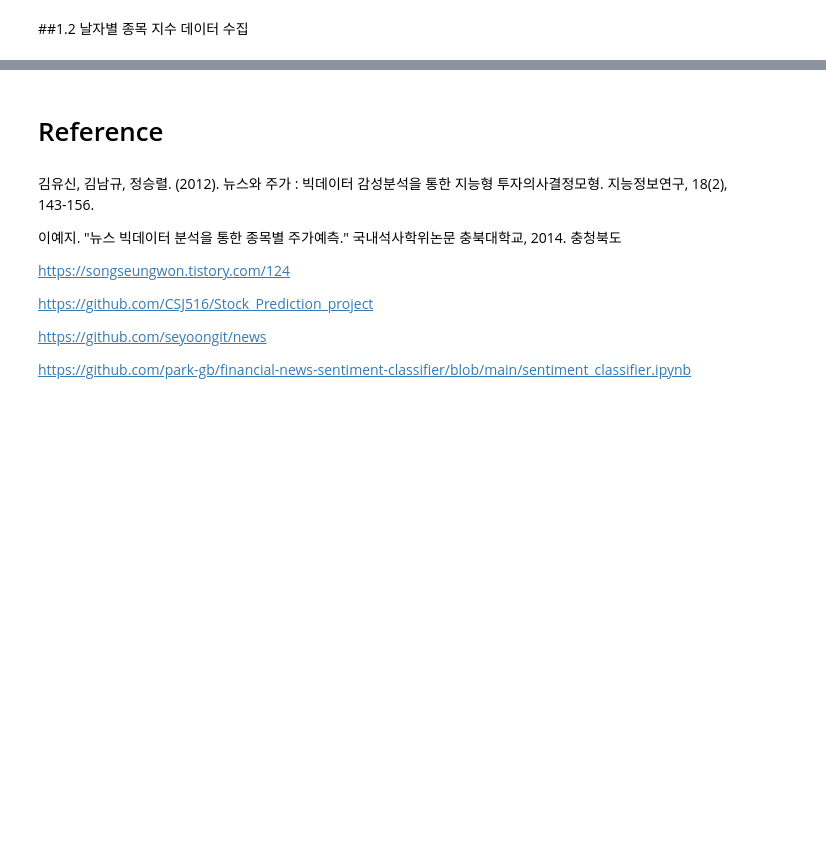
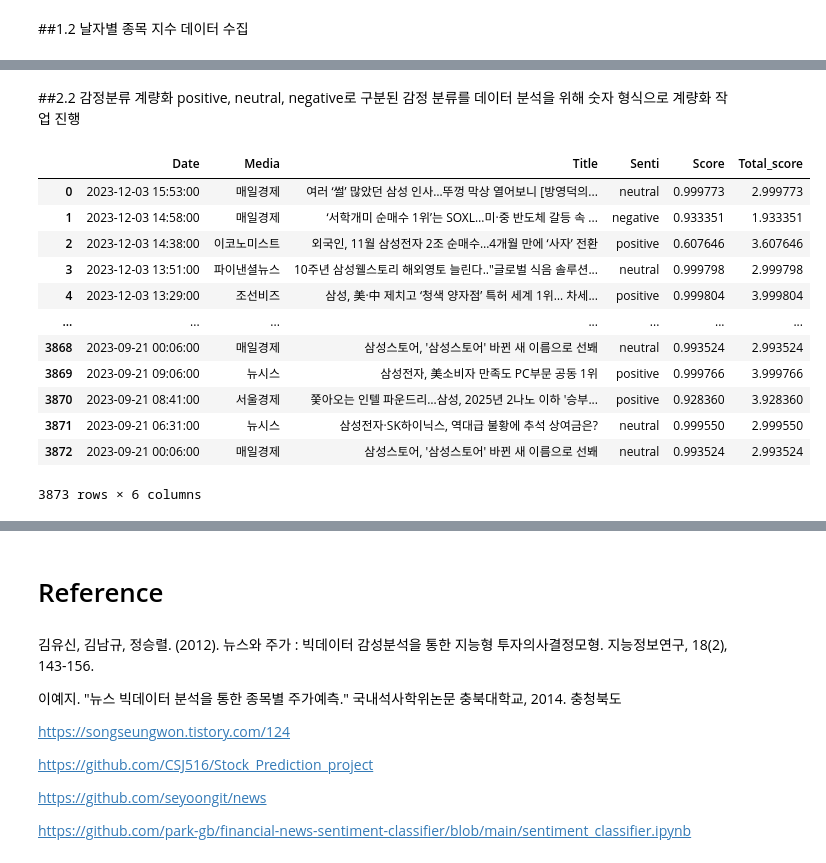
Before and after one commit to yeseong9769/BigData-Project-Stock, a Jupyter notebook: 빅데이터_프로젝트.ipynb, the cells around one changed output, grey strips where cells are left out. Cells and saved outputs as stored; diff of their text form; code cells hidden in the pictures; blank space fills up the shorter version.

```diff
--- a/빅데이터_프로젝트.ipynb
+++ b/빅데이터_프로젝트.ipynb
@@ -186,0 +188,30 @@ plt.show()
+# %% [markdown]
+##2.2 감정분류 계량화
+positive, neutral, negative로 구분된 감정 분류를 데이터 분석을 위해 숫자 형식으로 계량화 작업 진행
+# %%
+def str_to_num(x):
+    if x == 'positive' :
+        return 3
+    elif x == 'neutral' :
+        return 2
+    elif x == 'negative' :
+        return 1
+    else :
+        return -1
+
+news_df['Total_score'] = news_df['Senti'].apply(lambda x : str_to_num(x)) + news_df['Score']
+news_df
+# %% [output]
+|  | Date | Media | Title | Senti | Score | Total_score |
+| 0 | 2023-12-03 15:53:00 | 매일경제 | 여러 ‘썰’ 많았던 삼성 인사…뚜껑 막상 열어보니 [방영덕의... | neutral | 0.999773 | 2.999773 |
+| 1 | 2023-12-03 14:58:00 | 매일경제 | ‘서학개미 순매수 1위’는 SOXL…미·중 반도체 갈등 속 ... | negative | 0.933351 | 1.933351 |
+| 2 | 2023-12-03 14:38:00 | 이코노미스트 | 외국인, 11월 삼성전자 2조 순매수…4개월 만에 ‘사자’ 전환 | positive | 0.607646 | 3.607646 |
+| 3 | 2023-12-03 13:51:00 | 파이낸셜뉴스 | 10주년 삼성웰스토리 해외영토 늘린다.."글로벌 식음 솔루션... | neutral | 0.999798 | 2.999798 |
+| 4 | 2023-12-03 13:29:00 | 조선비즈 | 삼성, 美·中 제치고 ‘청색 양자점’ 특허 세계 1위… 차세... | positive | 0.999804 | 3.999804 |
+| ... | ... | ... | ... | ... | ... | ... |
+| 3868 | 2023-09-21 00:06:00 | 매일경제 | 삼성스토어, '삼성스토어' 바뀐 새 이름으로 선봬 | neutral | 0.993524 | 2.993524 |
+| 3869 | 2023-09-21 09:06:00 | 뉴시스 | 삼성전자, 美소비자 만족도 PC부문 공동 1위 | positive | 0.999766 | 3.999766 |
+| 3870 | 2023-09-21 08:41:00 | 서울경제 | 쫓아오는 인텔 파운드리…삼성, 2025년 2나노 이하 '승부... | positive | 0.928360 | 3.928360 |
+| 3871 | 2023-09-21 06:31:00 | 뉴시스 | 삼성전자·SK하이닉스, 역대급 불황에 추석 상여금은? | neutral | 0.999550 | 2.999550 |
+| 3872 | 2023-09-21 00:06:00 | 매일경제 | 삼성스토어, '삼성스토어' 바뀐 새 이름으로 선봬 | neutral | 0.993524 | 2.993524 |
+3873 rows × 6 columns
```
Also changed, not shown: parts of 18 cells of this notebook, 2 other files.
